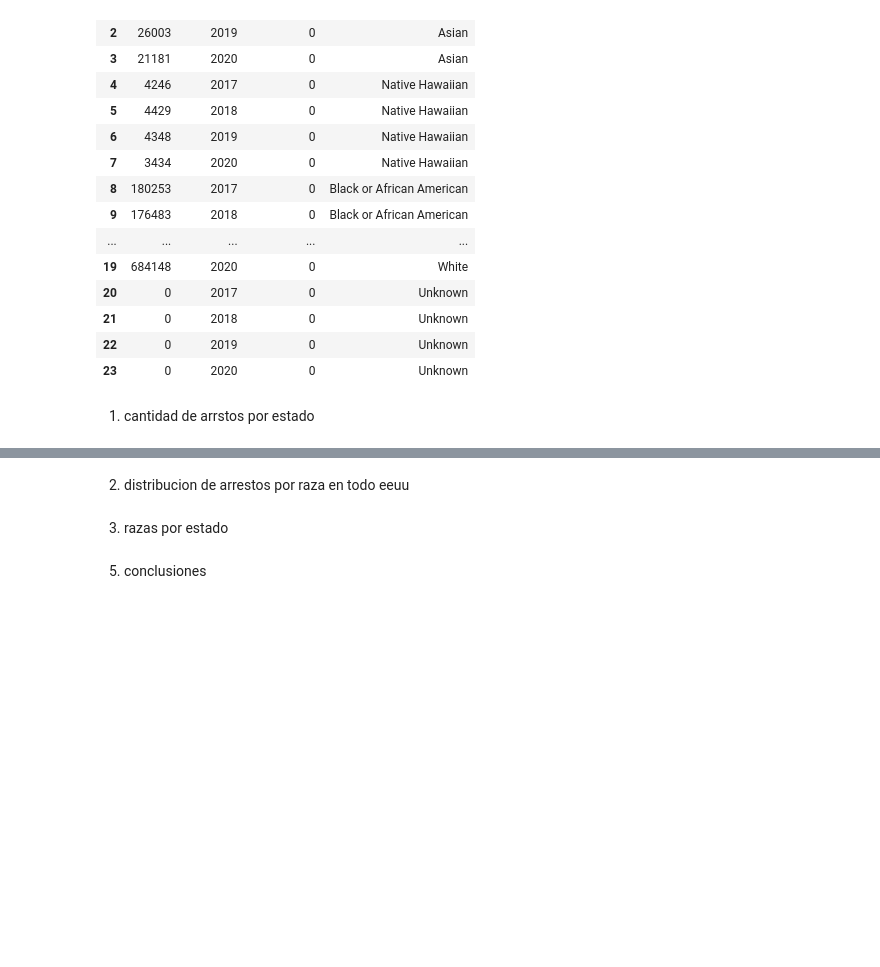
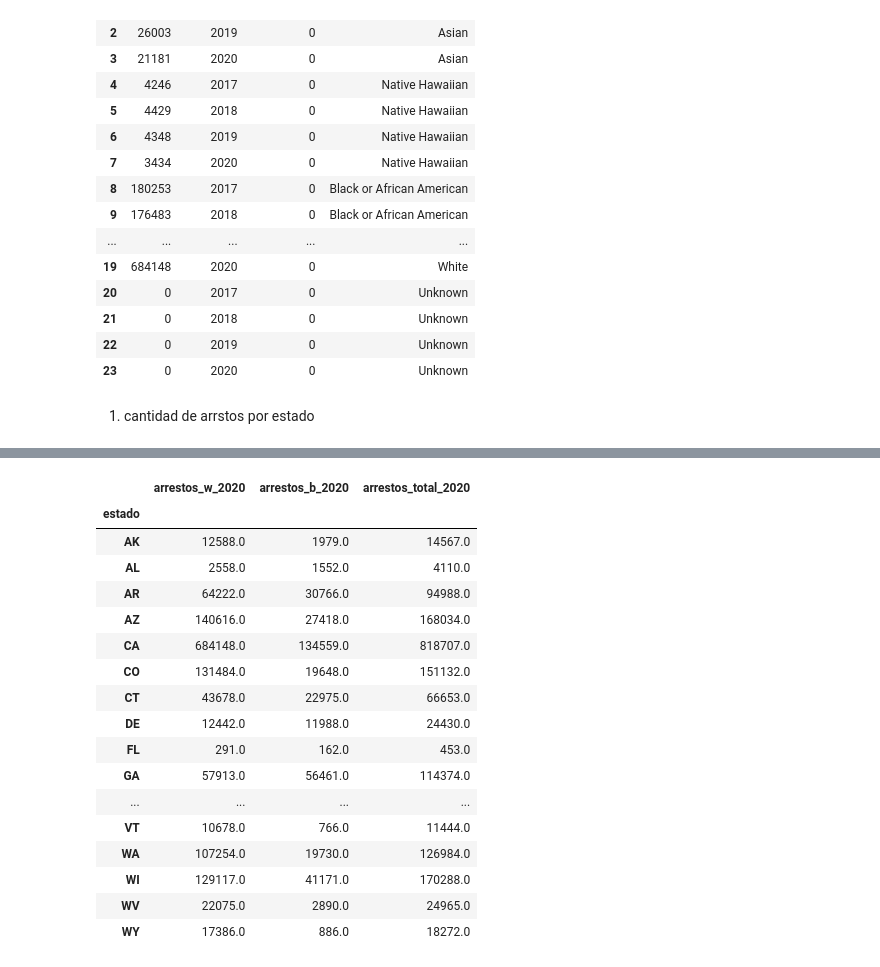
Before and after one commit to daJCP/Proyecto_Ciencia_Datos, a Jupyter notebook: Proyecto/notebook.ipynb, the cells around one changed output, grey strips where cells are left out. Saved outputs shown, nothing was run; the diff lists cells and outputs as text; code cells hidden in the pictures; blank space fills up the shorter version.

```diff
--- a/Proyecto/notebook.ipynb
+++ b/Proyecto/notebook.ipynb
@@ -193,6 +178,74 @@ df_2020_arrestos.describe()
-# %% [markdown]
-2. distribucion de arrestos por raza en todo eeuu
-# %% [markdown]
-3. razas por estado
-# %% [markdown]
-5. conclusiones
+# %%
+# Ordenamos los dataframes para tener un df final con todo lo que necesitemos por año
+df_2020_arrestos = pd.DataFrame()
+
+df_2020_arrestos = df_2020_arrestos.append(df_2020_arrestos_white, ignore_index= True )
+df_2020_arrestos = df_2020_arrestos.append(df_2020_arrestos_black, ignore_index= True )
+df_2020_arrestos = df_2020_arrestos.groupby(['estado'])
+value_ = df_2020_arrestos['value'].apply(list)
+key_ = df_2020_arrestos['key'].apply(list)
+year_ = df_2020_arrestos['data_year'].apply(list)
+df_2020_arrestos = pd.merge(value_, key_, on= 'estado')
+df_2020_arrestos = pd.merge(df_2020_arrestos, year_, on= 'estado')
+df_2020_arrestos['arrestos_w_2020'] = df_2020_arrestos.apply(lambda row: row.value[0], axis=1)
+df_2020_arrestos['arrestos_b_2020'] = df_2020_arrestos.apply(lambda row: row.value[1], axis=1)
+df_2020_arrestos['arrestos_total_2020'] = df_2020_arrestos.apply(lambda row: row.arrestos_b_2020 + row.arrestos_w_2020, axis=1)
+
+
+
+df_2019_arrestos = pd.DataFrame()
+
+df_2019_arrestos = df_2019_arrestos.append(df_2019_arrestos_white, ignore_index= True )
+df_2019_arrestos = df_2019_arrestos.append(df_2019_arrestos_black, ignore_index= True )
+df_2019_arrestos = df_2019_arrestos.groupby(['estado'])
+value_ = df_2019_arrestos['value'].apply(list)
+key_ = df_2019_arrestos['key'].apply(list)
+year_ = df_2019_arrestos['data_year'].apply(list)
+df_2019_arrestos = pd.merge(value_, key_, on= 'estado')
+df_2019_arrestos = pd.merge(df_2019_arrestos, year_, on= 'estado')
+df_2019_arrestos['arrestos_w_2019'] = df_2019_arrestos.apply(lambda row: row.value[0], axis=1)
+df_2019_arrestos['arrestos_b_2019'] = df_2019_arrestos.apply(lambda row: row.value[1], axis=1)
+df_2019_arrestos['arrestos_total_2019'] = df_2019_arrestos.apply(lambda row: row.arrestos_b_2019 + row.arrestos_w_2019, axis=1)
+
+
+df_2018_arrestos = pd.DataFrame()
+
+df_2018_arrestos = df_2018_arrestos.append(df_2018_arrestos_white, ignore_index= True )
+df_2018_arrestos = df_2018_arrestos.append(df_2018_arrestos_black, ignore_index= True )
+df_2018_arrestos = df_2018_arrestos.groupby(['estado'])
+value_ = df_2018_arrestos['value'].apply(list)
+key_ = df_2018_arrestos['key'].apply(list)
+year_ = df_2018_arrestos['data_year'].apply(list)
+df_2018_arrestos = pd.merge(value_, key_, on= 'estado')
+df_2018_arrestos = pd.merge(df_2018_arrestos, year_, on= 'estado')
+df_2018_arrestos['arrestos_w_2018'] = df_2018_arrestos.apply(lambda row: row.value[0], axis=1)
+df_2018_arrestos['arrestos_b_2018'] = df_2018_arrestos.apply(lambda row: row.value[1], axis=1)
+df_2018_arrestos['arrestos_total_2018'] = df_2018_arrestos.apply(lambda row: row.arrestos_b_2018 + row.arrestos_w_2018, axis=1)
+
+
+df_2020_arrestos = df_2020_arrestos.drop(columns=['value','key','data_year'])
+df_2019_arrestos = df_2019_arrestos.drop(columns=['value','key','data_year'])
+df_2018_arrestos = df_2018_arrestos.drop(columns=['value','key','data_year'])
+
+display(df_2020_arrestos)
+display(df_2019_arrestos)
+display(df_2018_arrestos)
+# %% [output]
+|  | arrestos_w_2020 | arrestos_b_2020 | arrestos_total_2020 |
+| estado |  |  |  |
+| AK | 12588.0 | 1979.0 | 14567.0 |
+| AL | 2558.0 | 1552.0 | 4110.0 |
+| AR | 64222.0 | 30766.0 | 94988.0 |
+| AZ | 140616.0 | 27418.0 | 168034.0 |
+| CA | 684148.0 | 134559.0 | 818707.0 |
+| CO | 131484.0 | 19648.0 | 151132.0 |
+| CT | 43678.0 | 22975.0 | 66653.0 |
+| DE | 12442.0 | 11988.0 | 24430.0 |
+| FL | 291.0 | 162.0 | 453.0 |
+| GA | 57913.0 | 56461.0 | 114374.0 |
+| ... | ... | ... | ... |
+| VT | 10678.0 | 766.0 | 11444.0 |
+| WA | 107254.0 | 19730.0 | 126984.0 |
+| WI | 129117.0 | 41171.0 | 170288.0 |
+| WV | 22075.0 | 2890.0 | 24965.0 |
+| WY | 17386.0 | 886.0 | 18272.0 |
```
Also changed, not shown: parts of 27 cells of this notebook, 11 other files.
